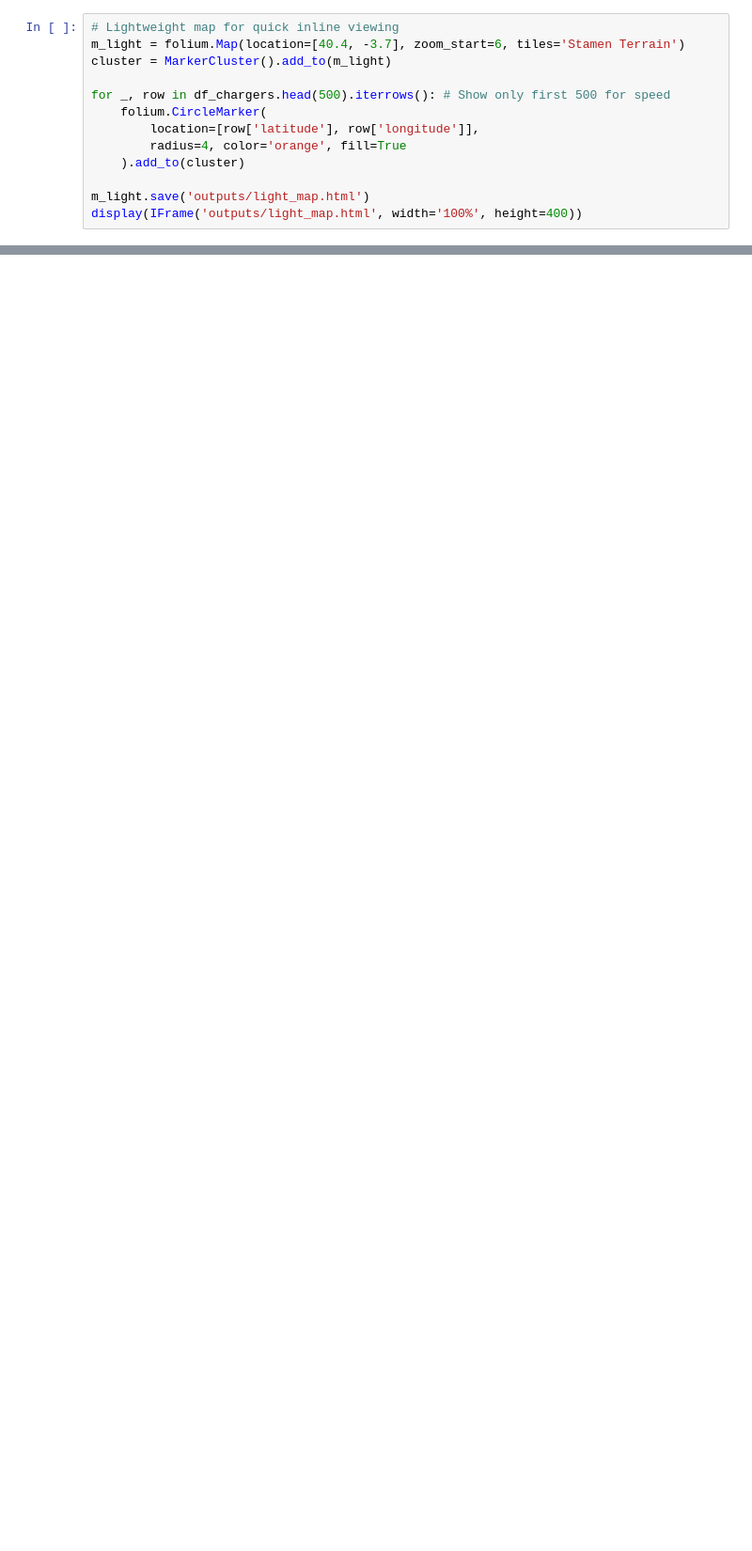
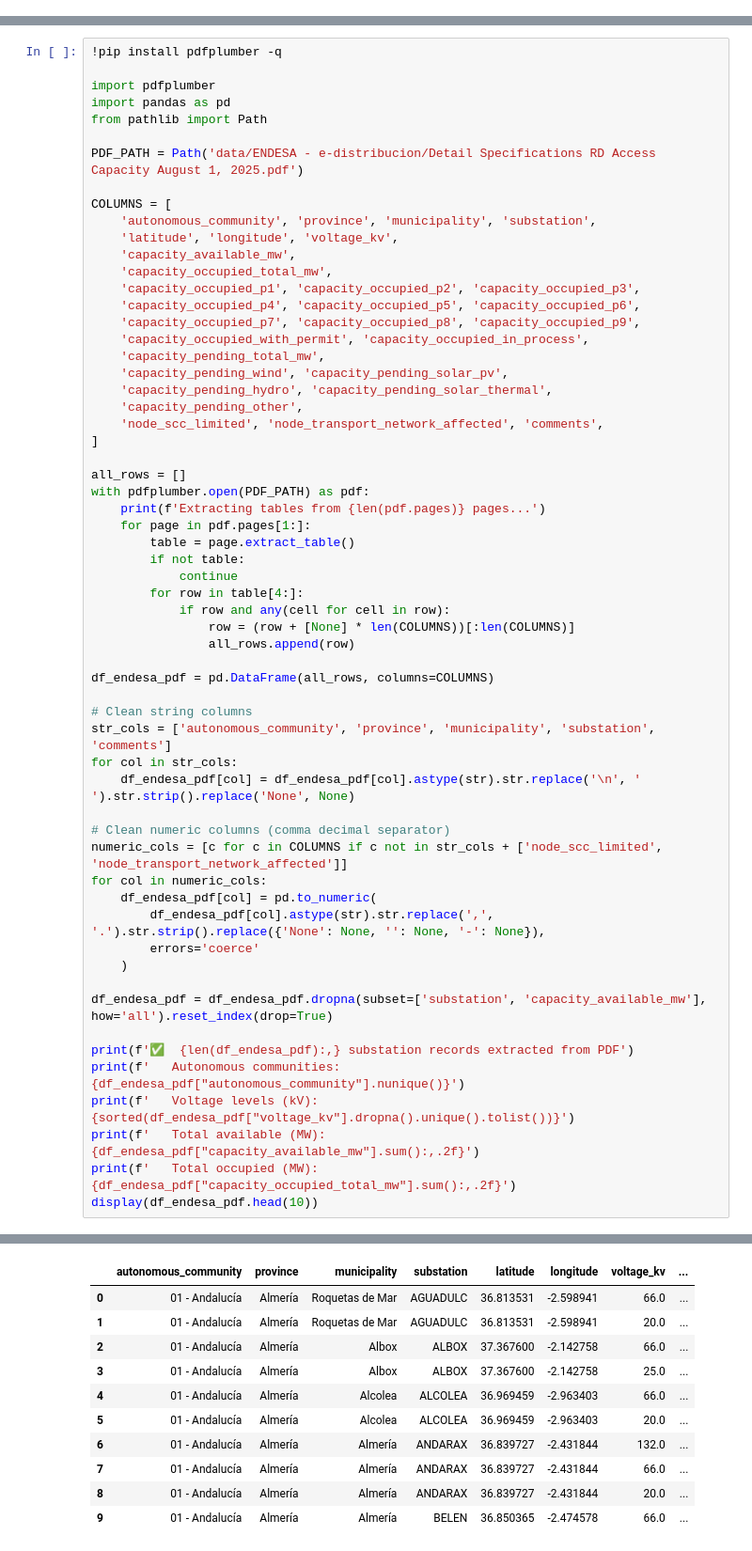
Before and after one commit to lukatcheishvili/Datathon-IE, a Jupyter notebook: Datathon/working.ipynb, the cells around one changed output, grey strips where cells are left out. Shown at 94% size. Drawn from its saved outputs; the diff is of its cells as text; blank space fills up the shorter version.

```diff
--- a/Datathon/working.ipynb
+++ b/Datathon/working.ipynb
@@ -1198,13 +0,0 @@ display(IFrame(MAP_PATH, width='100%', height=600))
-# %%
-# Lightweight map for quick inline viewing
-m_light = folium.Map(location=[40.4, -3.7], zoom_start=6, tiles='Stamen Terrain')
-cluster = MarkerCluster().add_to(m_light)
-
-for _, row in df_chargers.head(500).iterrows(): # Show only first 500 for speed
-    folium.CircleMarker(
-        location=[row['latitude'], row['longitude']],
-        radius=4, color='orange', fill=True
-    ).add_to(cluster)
-
-m_light.save('outputs/light_map.html')
-display(IFrame('outputs/light_map.html', width='100%', height=400))
@@ -1253,0 +375,61 @@ def generate_operator_map(df_chargers):
+# %%
+!pip install pdfplumber -q
+
+import pdfplumber
+import pandas as pd
+from pathlib import Path
+
+PDF_PATH = Path('data/ENDESA - e-distribucion/Detail Specifications RD Access Capacity August 1, 2025.pdf')
+
+COLUMNS = [
+    'autonomous_community', 'province', 'municipality', 'substation',
+    'latitude', 'longitude', 'voltage_kv',
+    'capacity_available_mw',
+    'capacity_occupied_total_mw',
+    'capacity_occupied_p1', 'capacity_occupied_p2', 'capacity_occupied_p3',
+    'capacity_occupied_p4', 'capacity_occupied_p5', 'capacity_occupied_p6',
+    'capacity_occupied_p7', 'capacity_occupied_p8', 'capacity_occupied_p9',
+    'capacity_occupied_with_permit', 'capacity_occupied_in_process',
+    'capacity_pending_total_mw',
+    'capacity_pending_wind', 'capacity_pending_solar_pv',
+    'capacity_pending_hydro', 'capacity_pending_solar_thermal',
+    'capacity_pending_other',
+    'node_scc_limited', 'node_transport_network_affected', 'comments',
+]
+
+all_rows = []
+with pdfplumber.open(PDF_PATH) as pdf:
+    print(f'Extracting tables from {len(pdf.pages)} pages...')
+    for page in pdf.pages[1:]:
+        table = page.extract_table()
+        if not table:
+            continue
+        for row in table[4:]:
+            if row and any(cell for cell in row):
+                row = (row + [None] * len(COLUMNS))[:len(COLUMNS)]
+                all_rows.append(row)
+
+df_endesa_pdf = pd.DataFrame(all_rows, columns=COLUMNS)
+
+# Clean string columns
+str_cols = ['autonomous_community', 'province', 'municipality', 'substation', 'comments']
+for col in str_cols:
+    df_endesa_pdf[col] = df_endesa_pdf[col].astype(str).str.replace('\n', ' ').str.strip().replace('None', None)
+
+# Clean numeric columns (comma decimal separator)
+numeric_cols = [c for c in COLUMNS if c not in str_cols + ['node_scc_limited', 'node_transport_network_affected']]
+for col in numeric_cols:
+    df_endesa_pdf[col] = pd.to_numeric(
+        df_endesa_pdf[col].astype(str).str.replace(',', '.').str.strip().replace({'None': None, '': None, '-': None}),
+        errors='coerce'
+    )
+
+df_endesa_pdf = df_endesa_pdf.dropna(subset=['substation', 'capacity_available_mw'], how='all').reset_index(drop=True)
+
+print(f'✅  {len(df_endesa_pdf):,} substation records extracted from PDF')
+print(f'   Autonomous communities: {df_endesa_pdf["autonomous_community"].nunique()}')
+print(f'   Voltage levels (kV):    {sorted(df_endesa_pdf["voltage_kv"].dropna().unique().tolist())}')
+print(f'   Total available (MW):   {df_endesa_pdf["capacity_available_mw"].sum():,.2f}')
+print(f'   Total occupied (MW):    {df_endesa_pdf["capacity_occupied_total_mw"].sum():,.2f}')
+display(df_endesa_pdf.head(10))
+# %% [output]
@@ -1253,0 +442,11 @@ def generate_operator_map(df_chargers):
+|  | autonomous_community | province | municipality | substation | latitude | longitude | voltage_kv | ... |
+| 0 | 01 - Andalucía | Almería | Roquetas de Mar | AGUADULC | 36.813531 | -2.598941 | 66.0 | ... |
+| 1 | 01 - Andalucía | Almería | Roquetas de Mar | AGUADULC | 36.813531 | -2.598941 | 20.0 | ... |
+| 2 | 01 - Andalucía | Almería | Albox | ALBOX | 37.367600 | -2.142758 | 66.0 | ... |
+| 3 | 01 - Andalucía | Almería | Albox | ALBOX | 37.367600 | -2.142758 | 25.0 | ... |
+| 4 | 01 - Andalucía | Almería | Alcolea | ALCOLEA | 36.969459 | -2.963403 | 66.0 | ... |
+| 5 | 01 - Andalucía | Almería | Alcolea | ALCOLEA | 36.969459 | -2.963403 | 20.0 | ... |
+| 6 | 01 - Andalucía | Almería | Almería | ANDARAX | 36.839727 | -2.431844 | 132.0 | ... |
+| 7 | 01 - Andalucía | Almería | Almería | ANDARAX | 36.839727 | -2.431844 | 66.0 | ... |
+| 8 | 01 - Andalucía | Almería | Almería | ANDARAX | 36.839727 | -2.431844 | 20.0 | ... |
+| 9 | 01 - Andalucía | Almería | Almería | BELEN | 36.850365 | -2.474578 | 66.0 | ... |
```
Also changed, not shown: parts of 57 cells of this notebook, 15 other files.
